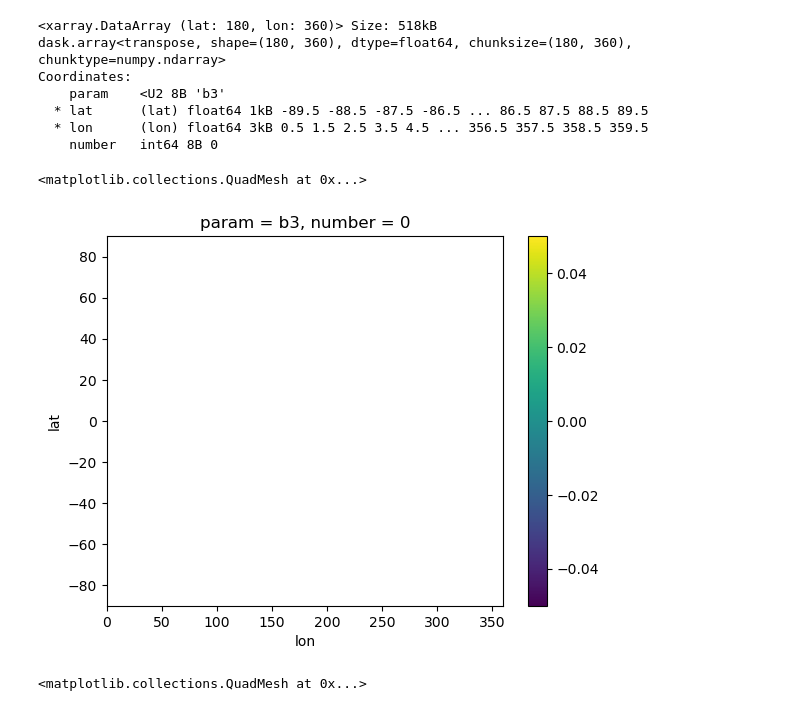
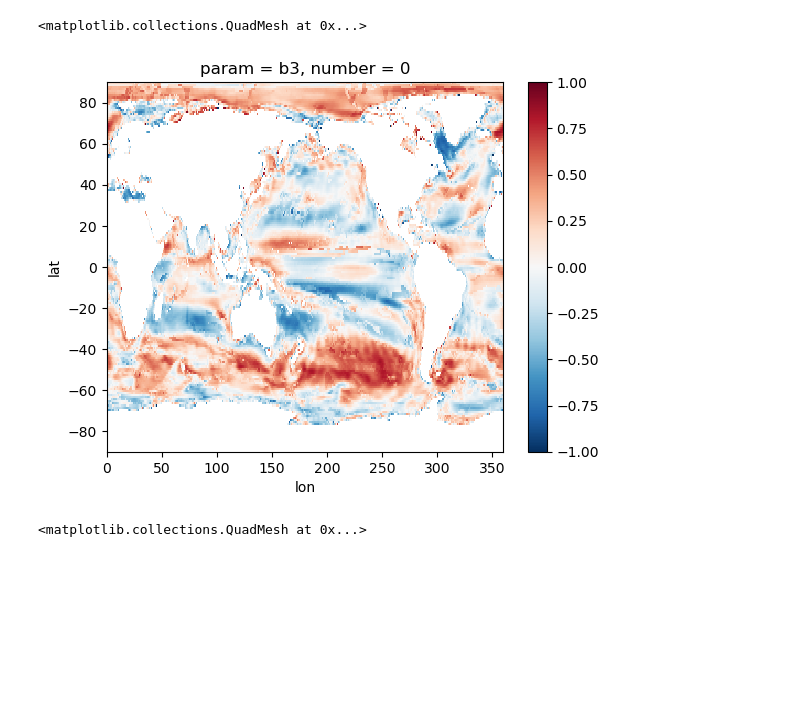
Before and after one commit to ignasivalles/cmip6_stratification, a Jupyter notebook: notebooks/regression_distribution.ipynb, the cells around one changed output. Saved outputs shown, nothing was run; the diff lists cells and outputs as text; code cells hidden in the pictures; blank space fills up the shorter version.

```diff
--- a/notebooks/regression_distribution.ipynb
+++ b/notebooks/regression_distribution.ipynb
@@ -55,51 +55,3 @@ diff_D1=cmip6_shdr_ens_all.sel(param='D1').shdr.sel(month=season).mean('month')-
 #diff.plot(vmin=-50,vmax=50)
 diff_a1=cmip6_shdr_ens_all.sel(param='a1').shdr.sel(month=season).mean('month')-obs_shdr_clim.sel(param='a1').shdr.sel(month=season).mean('month')
 diff_a3=cmip6_shdr_ens_all.sel(param='a3').shdr.sel(month=season).mean('month')-obs_shdr_clim.sel(param='a3').shdr.sel(month=season).mean('month')
-# %%
-import numpy as np
-import xarray as xr
-from scipy.stats import pearsonr
-
-
-# Function to clean outliers based on IQR
-def clean_outliers(data):
-    q1 = np.percentile(data, 25, axis=0)
-    q3 = np.percentile(data, 75, axis=0)
-    iqr = q3 - q1
-    lower_bound = q1 - 1.5 * iqr
-    upper_bound = q3 + 1.5 * iqr
-    outlier_mask = (data >= lower_bound) & (data <= upper_bound)
-    return data * outlier_mask
-
-# Clean outliers
-clean_b3 = clean_outliers(diff_b3)
-clean_Fs = clean_outliers(diff_Fs)
-
-# Calculate the Pearson correlation coefficient
-def calculate_pearsonr(b3, Fs):
-    valid = ~np.isnan(b3) & ~np.isnan(Fs)
-    if valid.sum() < 2:  # Need at least two data points to calculate correlation
-        return np.nan
-    r_value, _ = pearsonr(b3[valid], Fs[valid])
-    return r_value
-
-# Apply the correlation function to each lat/lon point
-r_values = xr.apply_ufunc(
-    calculate_pearsonr,
-    clean_b3,
-    clean_Fs,
-    input_core_dims=[["model"], ["model"]],
-    vectorize=True,
-    dask="parallelized",
-    output_dtypes=[float],
-)
-
-print(r_values)
-# %% [output]
-<xarray.DataArray (lat: 180, lon: 360)> Size: 518kB
-dask.array<transpose, shape=(180, 360), dtype=float64, chunksize=(180, 360), chunktype=numpy.ndarray>
-Coordinates:
-    param    <U2 8B 'b3'
-  * lat      (lat) float64 1kB -89.5 -88.5 -87.5 -86.5 ... 86.5 87.5 88.5 89.5
-  * lon      (lon) float64 3kB 0.5 1.5 2.5 3.5 4.5 ... 356.5 357.5 358.5 359.5
-    number   int64 8B 0
@@ -106,8 +115,11 @@ Coordinates:
+# %%
+r_value_pearson.plot()
+# %% [output]
+<matplotlib.collections.QuadMesh at 0x...>
+[figure, added]
 # %%
-r_values.plot()
+cmip6_mld=cmip6_shdr_ens_all.shdr.sel(param='D1')
+cmip6_mld.rename('mld').to_netcdf('/Users/ignasivalles/Oceanography/IEO/projects/cmip6_stratification/data/raw/cmip6_SHDRalgorithm_MLD.nc')
-# %% [output]
-<matplotlib.collections.QuadMesh at 0x...>
-[figure, removed]
 # %%
 diff_Fs.isel(model=1).plot()
 # %% [output]
```
Also changed, not shown: parts of 1 cell of this notebook, 1 other file.
